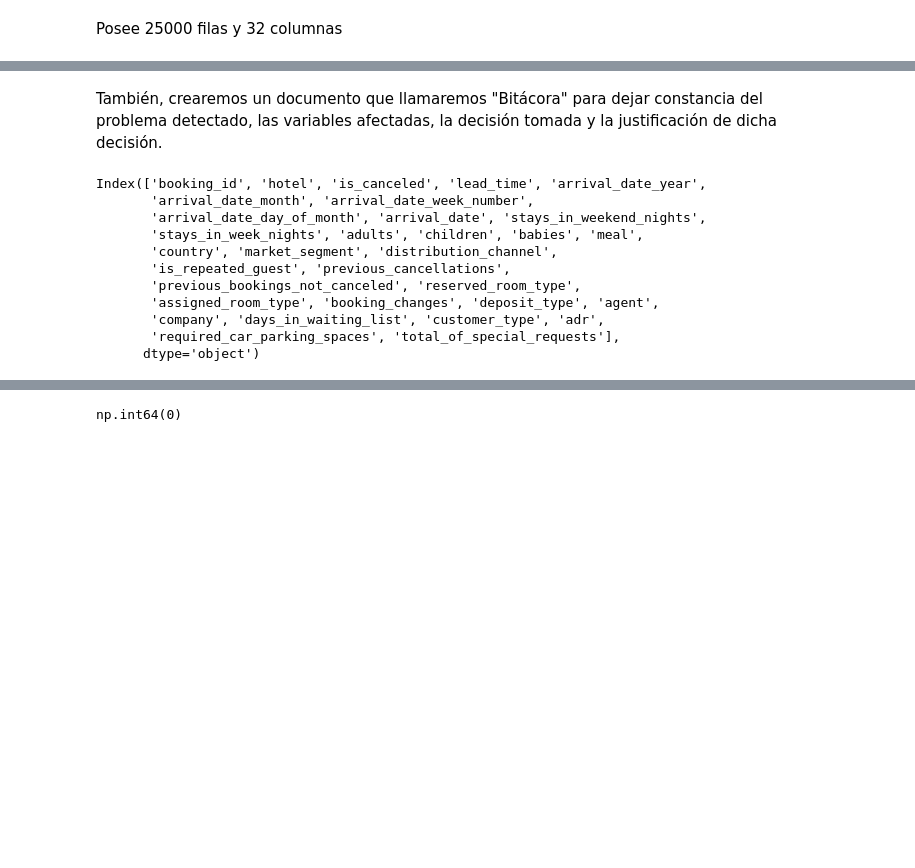
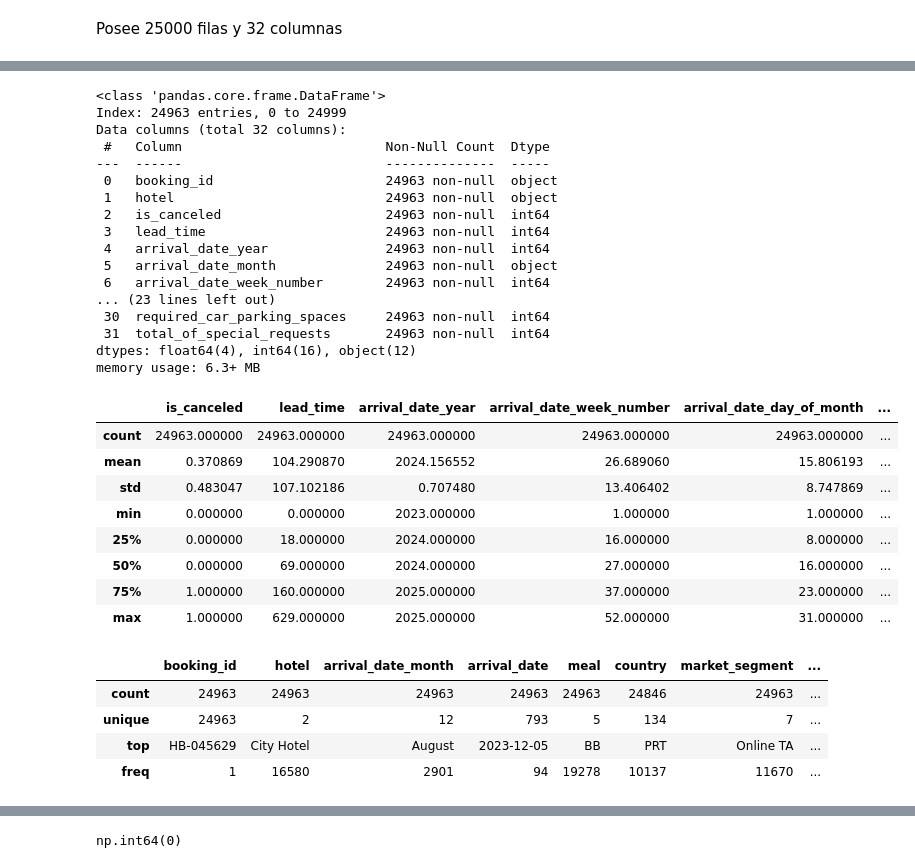
Before and after one commit to manfredialdo/iad-tpi01, a Jupyter notebook: Manfredi_Aldo_10_Entrega2.ipynb, the cells around one changed output, grey strips where cells are left out. Saved outputs shown, nothing was run; the diff lists cells and outputs as text; code cells hidden in the pictures; blank space fills up the shorter version.

```diff
--- a/Manfredi_Aldo_10_Entrega2.ipynb
+++ b/Manfredi_Aldo_10_Entrega2.ipynb
@@ -198,2 +182,0 @@ df_limpio.describe(include=['object','category'])
-# %% [markdown]
-También, crearemos un documento que llamaremos "Bitácora" para dejar constancia del problema detectado, las variables afectadas, la decisión tomada y la justificación de dicha decisión.
@@ -210,14 +183,41 @@ def registrar(problema, variable, decision, justificacion):
-# %%
-df_limpio.columns
-# %% [output]
-Index(['booking_id', 'hotel', 'is_canceled', 'lead_time', 'arrival_date_year',
-       'arrival_date_month', 'arrival_date_week_number',
-       'arrival_date_day_of_month', 'arrival_date', 'stays_in_weekend_nights',
-       'stays_in_week_nights', 'adults', 'children', 'babies', 'meal',
-       'country', 'market_segment', 'distribution_channel',
-       'is_repeated_guest', 'previous_cancellations',
-       'previous_bookings_not_canceled', 'reserved_room_type',
-       'assigned_room_type', 'booking_changes', 'deposit_type', 'agent',
-       'company', 'days_in_waiting_list', 'customer_type', 'adr',
-       'required_car_parking_spaces', 'total_of_special_requests'],
-      dtype='object')
+# %%
+# Estructura de tipos de datos y conteo de nulos inicial
+df_limpio.info()
+
+# Resumen estadístico numérico
+display(df_limpio.describe())
+
+# Resumen estadístico categórico
+display(df_limpio.describe(include=['object', 'category']))
+# %% [output]
+<class 'pandas.core.frame.DataFrame'>
+Index: 24963 entries, 0 to 24999
+Data columns (total 32 columns):
+ #   Column                          Non-Null Count  Dtype
+---  ------                          --------------  -----
+ 0   booking_id                      24963 non-null  object
+ 1   hotel                           24963 non-null  object
+ 2   is_canceled                     24963 non-null  int64
+ 3   lead_time                       24963 non-null  int64
+ 4   arrival_date_year               24963 non-null  int64
+ 5   arrival_date_month              24963 non-null  object
+ 6   arrival_date_week_number        24963 non-null  int64
+... (23 lines left out)
+ 30  required_car_parking_spaces     24963 non-null  int64
+ 31  total_of_special_requests       24963 non-null  int64
+dtypes: float64(4), int64(16), object(12)
+memory usage: 6.3+ MB
+|  | is_canceled | lead_time | arrival_date_year | arrival_date_week_number | arrival_date_day_of_month | ... |
+| count | 24963.000000 | 24963.000000 | 24963.000000 | 24963.000000 | 24963.000000 | ... |
+| mean | 0.370869 | 104.290870 | 2024.156552 | 26.689060 | 15.806193 | ... |
+| std | 0.483047 | 107.102186 | 0.707480 | 13.406402 | 8.747869 | ... |
+| min | 0.000000 | 0.000000 | 2023.000000 | 1.000000 | 1.000000 | ... |
+| 25% | 0.000000 | 18.000000 | 2024.000000 | 16.000000 | 8.000000 | ... |
+| 50% | 0.000000 | 69.000000 | 2024.000000 | 27.000000 | 16.000000 | ... |
+| 75% | 1.000000 | 160.000000 | 2025.000000 | 37.000000 | 23.000000 | ... |
+| max | 1.000000 | 629.000000 | 2025.000000 | 52.000000 | 31.000000 | ... |
+|  | booking_id | hotel | arrival_date_month | arrival_date | meal | country | market_segment | ... |
+| count | 24963 | 24963 | 24963 | 24963 | 24963 | 24846 | 24963 | ... |
+| unique | 24963 | 2 | 12 | 793 | 5 | 134 | 7 | ... |
+| top | HB-045629 | City Hotel | August | 2023-12-05 | BB | PRT | Online TA | ... |
+| freq | 1 | 16580 | 2901 | 94 | 19278 | 10137 | 11670 | ... |
```
Also changed, not shown: parts of 30 cells of this notebook.
